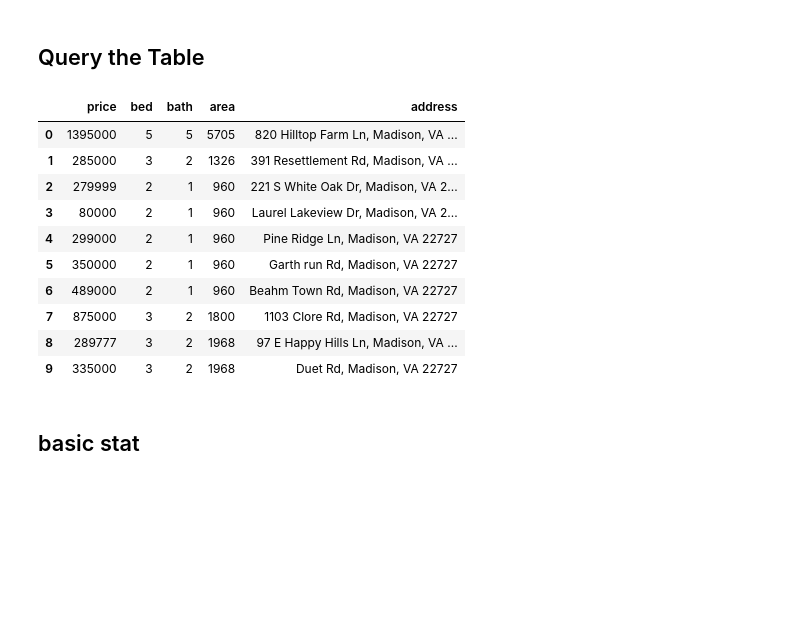
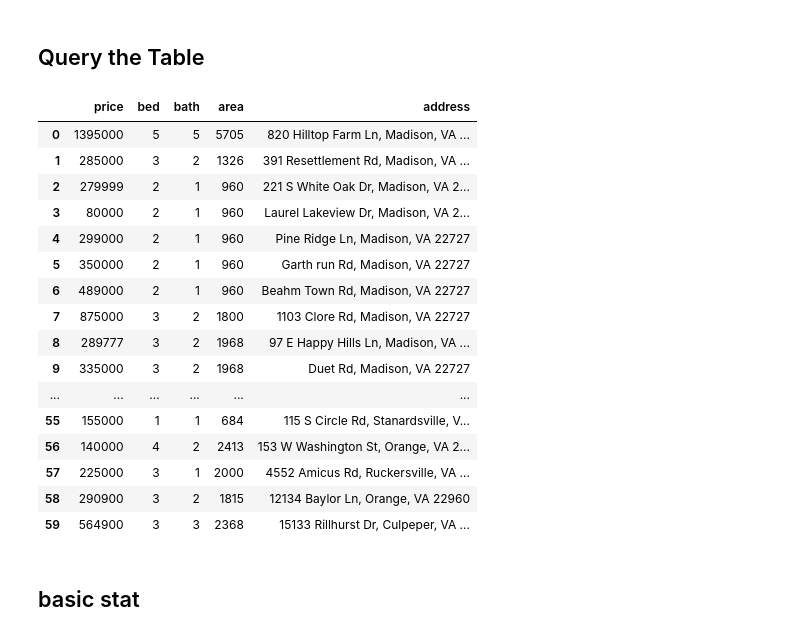
Before and after one commit to robertsonlthea/IA-340, a Jupyter notebook: lab6.ipynb, the cells around one changed output. Saved outputs shown, nothing was run; the diff lists cells and outputs as text; code cells hidden in the pictures; blank space fills up the shorter version.

```diff
--- a/lab6.ipynb
+++ b/lab6.ipynb
@@ -96,19 +96,25 @@ for li_class in soup.find_all('li', class_ = 'Grid__CellBox-sc-144isrp-0 SearchR
 ## Query the Table
 # %%
 df = pandas.read_sql_query('select * from gp2.house ', conn)
-df[:10]
+df[:]
 # %% [output]
 |  | price | bed | bath | area | address |
 | 0 | 1395000 | 5 | 5 | 5705 | 820 Hilltop Farm Ln, Madison, VA ... |
 | 1 | 285000 | 3 | 2 | 1326 | 391 Resettlement Rd, Madison, VA ... |
 | 2 | 279999 | 2 | 1 | 960 | 221 S White Oak Dr, Madison, VA 2... |
 | 3 | 80000 | 2 | 1 | 960 | Laurel Lakeview Dr, Madison, VA 2... |
 | 4 | 299000 | 2 | 1 | 960 | Pine Ridge Ln, Madison, VA 22727 |
 | 5 | 350000 | 2 | 1 | 960 | Garth run Rd, Madison, VA 22727 |
 | 6 | 489000 | 2 | 1 | 960 | Beahm Town Rd, Madison, VA 22727 |
 | 7 | 875000 | 3 | 2 | 1800 | 1103 Clore Rd, Madison, VA 22727 |
 | 8 | 289777 | 3 | 2 | 1968 | 97 E Happy Hills Ln, Madison, VA ... |
 | 9 | 335000 | 3 | 2 | 1968 | Duet Rd, Madison, VA 22727 |
+| ... | ... | ... | ... | ... | ... |
+| 55 | 155000 | 1 | 1 | 684 | 115 S Circle Rd, Stanardsville, V... |
+| 56 | 140000 | 4 | 2 | 2413 | 153 W Washington St, Orange, VA 2... |
+| 57 | 225000 | 3 | 1 | 2000 | 4552 Amicus Rd, Ruckersville, VA ... |
+| 58 | 290900 | 3 | 2 | 1815 | 12134 Baylor Ln, Orange, VA 22960 |
+| 59 | 564900 | 3 | 3 | 2368 | 15133 Rillhurst Dr, Culpeper, VA ... |
 # %% [markdown]
 ## basic stat
 # %%
```
